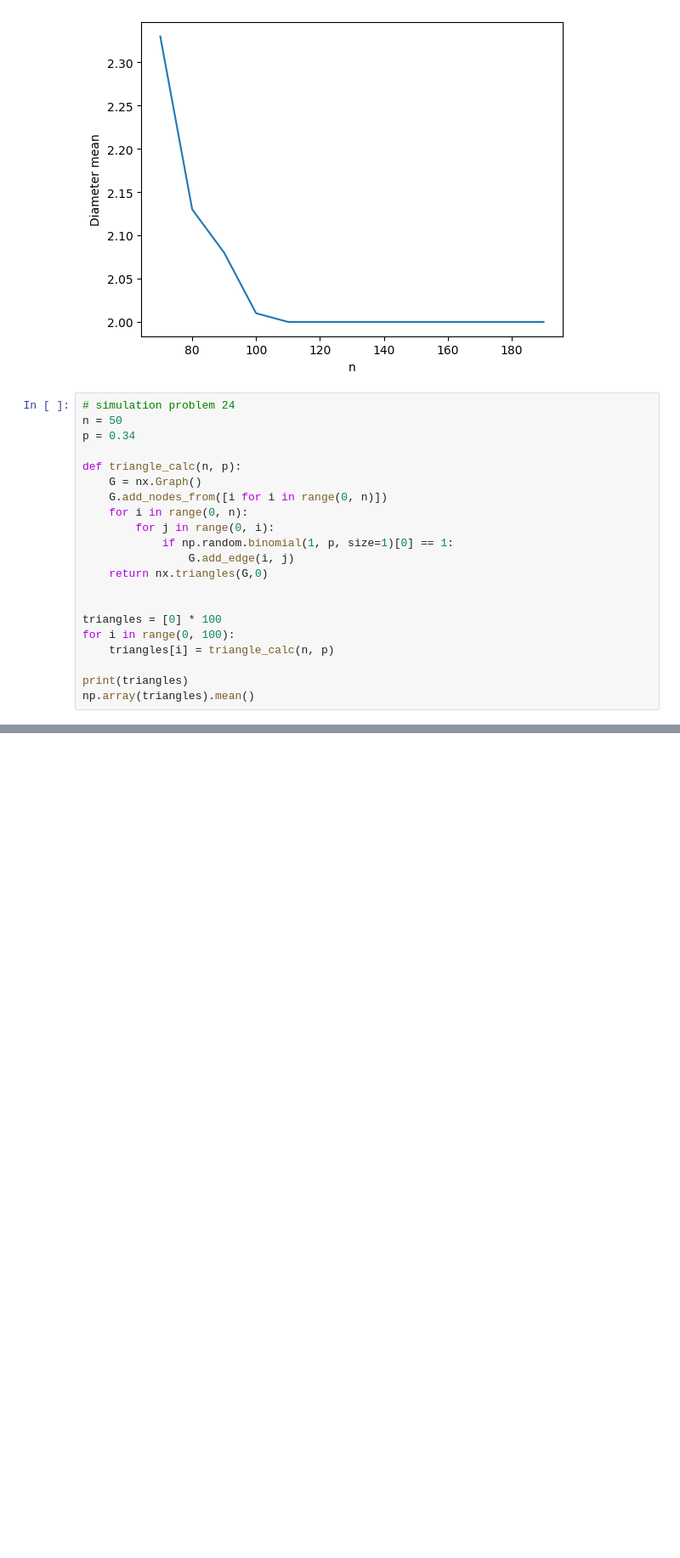
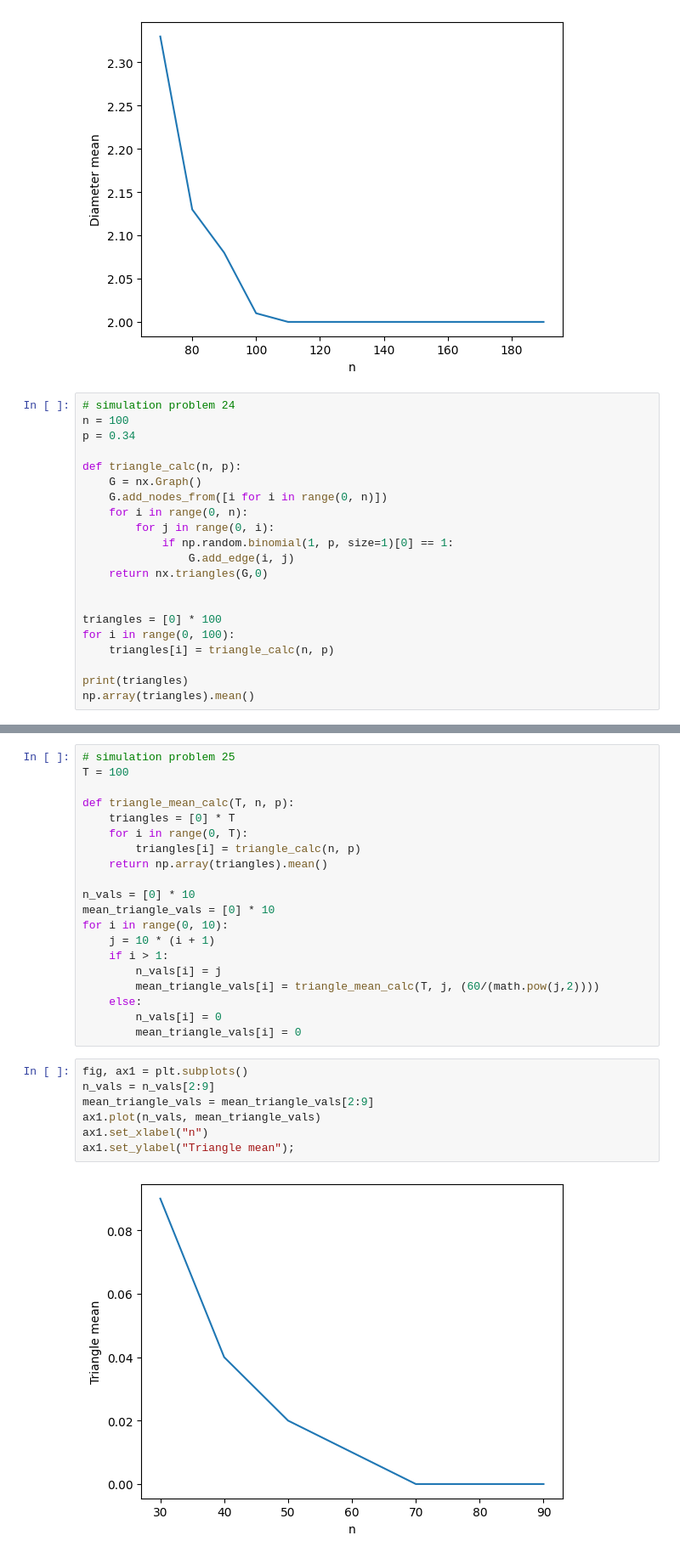
Before and after one commit to AFSA1729/ProbabilityStatisticsProject2023, a Jupyter notebook: Phase1/Part5.ipynb, the cells around one changed output, grey strips where cells are left out. Shown at 85% size. Saved outputs shown, nothing was run; the diff lists cells and outputs as text; blank space fills up the shorter version.

```diff
--- a/Phase1/Part5.ipynb
+++ b/Phase1/Part5.ipynb
@@ -266,7 +266,7 @@ ax.set_ylabel("Diameter mean");
 [figure]
 # %%
 # simulation problem 24
-n = 50
+n = 100
 p = 0.34
 
 def triangle_calc(n, p):
@@ -291 +291,30 @@ np.array(triangles).mean()
+# %%
+# simulation problem 25
+T = 100
+
+def triangle_mean_calc(T, n, p):
+    triangles = [0] * T
+    for i in range(0, T):
+        triangles[i] = triangle_calc(n, p)
+    return np.array(triangles).mean()
+
+n_vals = [0] * 10
+mean_triangle_vals = [0] * 10
+for i in range(0, 10):
+    j = 10 * (i + 1)
+    if i > 1:
+        n_vals[i] = j
+        mean_triangle_vals[i] = triangle_mean_calc(T, j, (60/(math.pow(j,2))))
+    else:
+        n_vals[i] = 0
+        mean_triangle_vals[i] = 0
+# %%
+fig, ax1 = plt.subplots()
+n_vals = n_vals[2:9]
+mean_triangle_vals = mean_triangle_vals[2:9]
+ax1.plot(n_vals, mean_triangle_vals)
+ax1.set_xlabel("n")
+ax1.set_ylabel("Triangle mean");
+# %% [output]
+[figure, added]
 # %%
```
Also changed, not shown: parts of 5 cells of this notebook.
